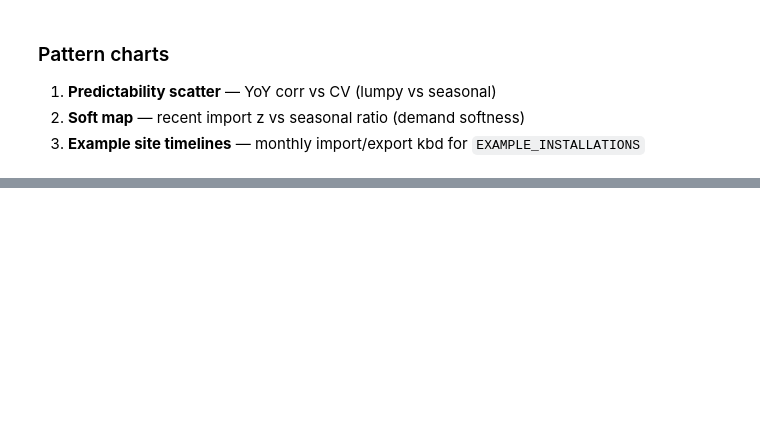
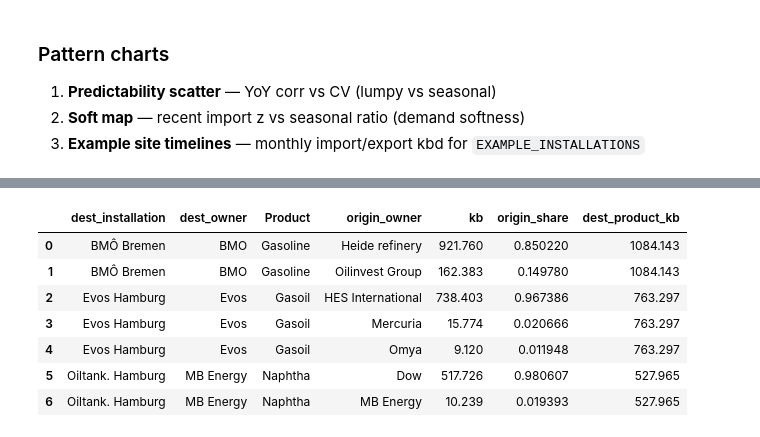
Before and after one commit to lcgr-jg/prod_nowcast, a Jupyter notebook: notebooks/04_terminal_product_roles.ipynb, the cells around one changed output, grey strips where cells are left out. Saved outputs shown, nothing was run; the diff lists cells and outputs as text; code cells hidden in the pictures; blank space fills up the shorter version.

```diff
--- a/notebooks/04_terminal_product_roles.ipynb
+++ b/notebooks/04_terminal_product_roles.ipynb
@@ -1262,0 +2272,76 @@ else:
+# %%
+# Destination import mix: how much of a sink's inbound kb is same-owner / captive?
+dest_mix = (
+    od_flows.groupby(
+        ["dest_installation", "dest_owner", "Product", "origin_owner"],
+        dropna=False,
+    )
+    .agg(kb=("kb", "sum"), n_trades=("n_trades", "sum"))
+    .reset_index()
+)
+dest_tot = dest_mix.groupby(["dest_installation", "Product"], as_index=False)["kb"].sum()
+dest_tot = dest_tot.rename(columns={"kb": "dest_product_kb"})
+dest_mix = dest_mix.merge(dest_tot, on=["dest_installation", "Product"], how="left")
+dest_mix["origin_share"] = dest_mix["kb"] / dest_mix["dest_product_kb"].replace(0, pd.NA)
+
+# Focus: destinations touched by OD_FOCUS_OWNER as origin, or owned by them
+if OD_FOCUS_OWNER:
+    focus_dests = set(
+        od_flows.loc[
+            od_flows["origin_owner"].eq(OD_FOCUS_OWNER)
+            | od_flows["dest_owner"].eq(OD_FOCUS_OWNER),
+            "dest_installation",
+        ]
+    )
+    mix_view = dest_mix.loc[
+        dest_mix["dest_installation"].isin(focus_dests)
+        & (dest_mix["dest_product_kb"] >= OD_MIN_EDGE_KB)
+    ].copy()
+else:
+    mix_view = dest_mix.loc[dest_mix["dest_product_kb"] >= OD_MIN_EDGE_KB].copy()
+
+mix_view = mix_view.sort_values(
+    ["dest_installation", "Product", "kb"], ascending=[True, True, False]
+)
+print("Destination × product import mix by origin_owner (share of inbound kb):")
+display(
+    mix_view.head(60)[
+        [
+            "dest_installation",
+            "dest_owner",
+            "Product",
+            "origin_owner",
+            "kb",
+            "origin_share",
+            "dest_product_kb",
+        ]
+    ].reset_index(drop=True)
+)
+
+# Heatmap: origin zone -> dest zone for focus owner
+owner_label = OD_FOCUS_OWNER or "all owners"
+heat = od_view.copy()
+if len(heat):
+    heat_agg = (
+        heat.groupby(["origin_zone", "dest_zone"], as_index=False)["kb"]
+        .sum()
+        .sort_values("kb", ascending=False)
+    )
+    pivot = heat_agg.pivot(index="origin_zone", columns="dest_zone", values="kb").fillna(0)
+    fig_heat = px.imshow(
+        pivot,
+        labels=dict(x="Destination zone", y="Origin zone", color="kb"),
+        title=f"{OD_ORIGIN_COUNTRY} zone->zone kb ({owner_label})",
+        aspect="auto",
+        color_continuous_scale="YlOrRd",
+    )
+    fig_heat.update_layout(height=520, margin=dict(l=40, r=20, t=60, b=40))
+    fig_heat.show()
+else:
+    print("No edges in od_view for zone heatmap.")
+
+print(
+    "\nEdit DESK_MAP_PATH / OD_FOCUS_OWNER / OD_PRODUCTS in setup, re-run this section, "
+    "then re-run Persist to refresh owner_od_flows.*"
+)
+# %% [output]
@@ -1262,0 +2349,8 @@ else:
+|  | dest_installation | dest_owner | Product | origin_owner | kb | origin_share | dest_product_kb |
+| 0 | BMÔ Bremen | BMO | Gasoline | Heide refinery | 921.760 | 0.850220 | 1084.143 |
+| 1 | BMÔ Bremen | BMO | Gasoline | Oilinvest Group | 162.383 | 0.149780 | 1084.143 |
+| 2 | Evos Hamburg | Evos | Gasoil | HES International | 738.403 | 0.967386 | 763.297 |
+| 3 | Evos Hamburg | Evos | Gasoil | Mercuria | 15.774 | 0.020666 | 763.297 |
+| 4 | Evos Hamburg | Evos | Gasoil | Omya | 9.120 | 0.011948 | 763.297 |
+| 5 | Oiltank. Hamburg | MB Energy | Naphtha | Dow | 517.726 | 0.980607 | 527.965 |
+| 6 | Oiltank. Hamburg | MB Energy | Naphtha | MB Energy | 10.239 | 0.019393 | 527.965 |
```
Also changed, not shown: parts of 28 cells of this notebook, 18 other files.
